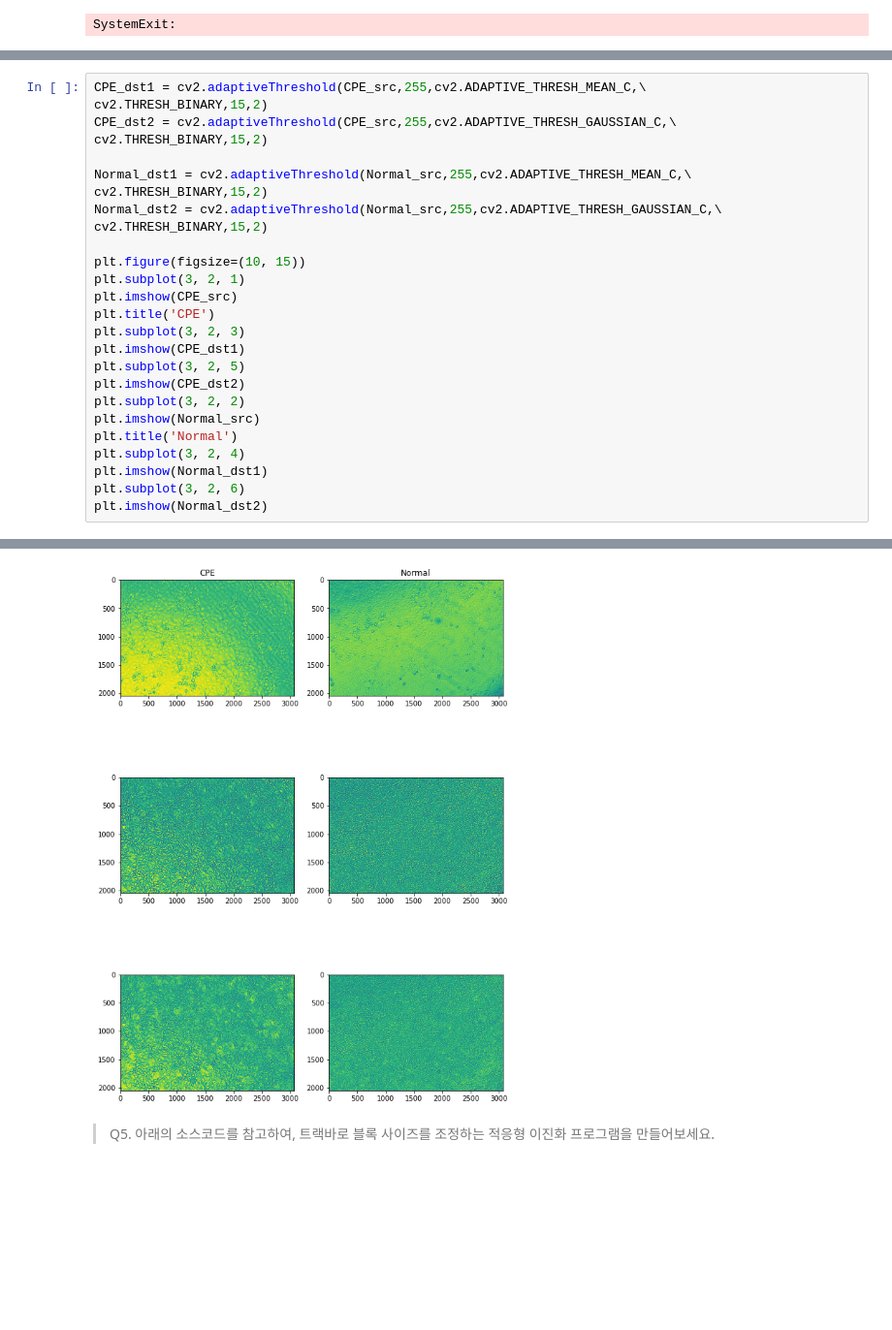
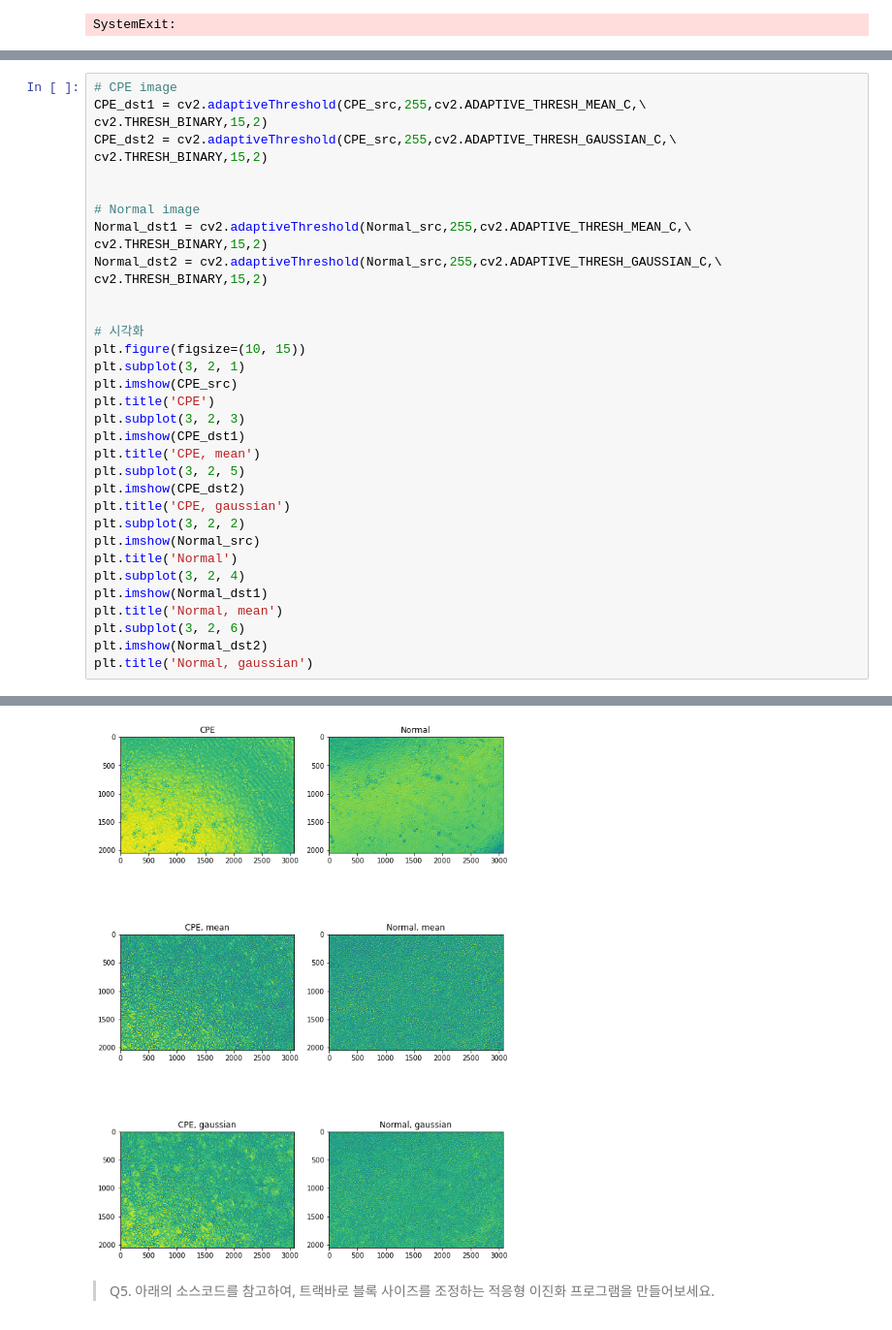
Before and after one commit to ShowMeTheCV/Hyeseong, a Jupyter notebook: 0522_8th.ipynb, the cells around one changed output, grey strips where cells are left out. Shown at 97% size. Cells and saved outputs as stored; diff of their text form; blank space fills up the shorter version.

```diff
--- a/0522_8th.ipynb
+++ b/0522_8th.ipynb
@@ -181,29 +215,38 @@ $T(x,y) = Unknown character(x,y)-C$
 
 [참조사이트](https://opencv-python.readthedocs.io/en/latest/doc/09.imageThresholding/imageThresholding.html)
 # %%
+# CPE image
 CPE_dst1 = cv2.adaptiveThreshold(CPE_src,255,cv2.ADAPTIVE_THRESH_MEAN_C,\
 cv2.THRESH_BINARY,15,2)
 CPE_dst2 = cv2.adaptiveThreshold(CPE_src,255,cv2.ADAPTIVE_THRESH_GAUSSIAN_C,\
 cv2.THRESH_BINARY,15,2)
 
+
+# Normal image
 Normal_dst1 = cv2.adaptiveThreshold(Normal_src,255,cv2.ADAPTIVE_THRESH_MEAN_C,\
 cv2.THRESH_BINARY,15,2)
 Normal_dst2 = cv2.adaptiveThreshold(Normal_src,255,cv2.ADAPTIVE_THRESH_GAUSSIAN_C,\
 cv2.THRESH_BINARY,15,2)
 
+
+# 시각화
 plt.figure(figsize=(10, 15))
 plt.subplot(3, 2, 1)
 plt.imshow(CPE_src)
 plt.title('CPE')
 plt.subplot(3, 2, 3)
 plt.imshow(CPE_dst1)
+plt.title('CPE, mean')
 plt.subplot(3, 2, 5)
 plt.imshow(CPE_dst2)
+plt.title('CPE, gaussian')
 plt.subplot(3, 2, 2)
 plt.imshow(Normal_src)
 plt.title('Normal')
 plt.subplot(3, 2, 4)
 plt.imshow(Normal_dst1)
+plt.title('Normal, mean')
 plt.subplot(3, 2, 6)
 plt.imshow(Normal_dst2)
+plt.title('Normal, gaussian')
 # %% [output]
@@ -211,4 +254,4 @@ plt.imshow(Normal_dst2)
-[figure, old version]
+[figure, new version]
 # %% [markdown]
 > Q5. 아래의 소스코드를 참고하여, 트랙바로 블록 사이즈를 조정하는 적응형 이진화 프로그램을 만들어보세요.
 # %%
```
Also changed, not shown: parts of 6 cells of this notebook.
